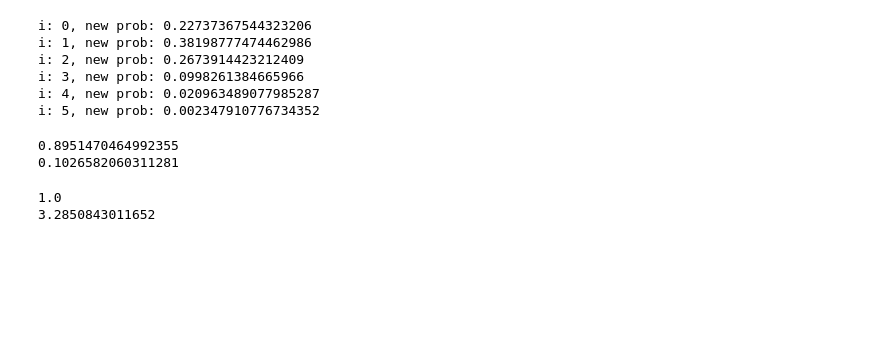
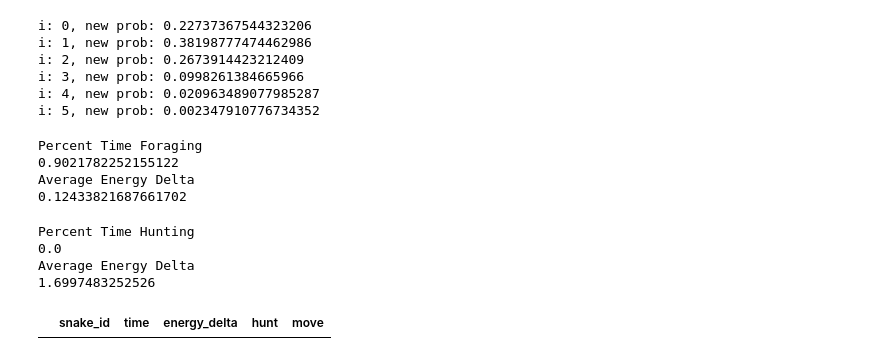
Before and after one commit to michaelremington2/uumarrty, a Jupyter notebook: ecosystem_sim/SimPostDataAnalysis.ipynb, the cells around one changed output. Cells and saved outputs as stored; diff of their text form; code cells hidden in the pictures; blank space fills up the shorter version.

```diff
--- a/ecosystem_sim/SimPostDataAnalysis.ipynb
+++ b/ecosystem_sim/SimPostDataAnalysis.ipynb
@@ -385,21 +385,32 @@ fin.reset_index(inplace=True)
 pct_time_foraged = fin['forage'].sum()/fin['time'].sum()
 print('Percent Time Foraging')
 print(pct_time_foraged)
-print('')
+print('Average Energy Delta')
 print(krat_energy['energy_delta'].mean())
 # %% [output]
-0.8951470464992355
-0.1026582060311281
+Percent Time Foraging
+0.9021782252155122
+Average Energy Delta
+0.12433821687661702
 # %%
-snake_energy=pd.read_csv('snake_energy.csv',header=None)
+snake_energy=pd.read_csv('snake_energy.csv')
 snake_energy.columns = ['snake_id','time','energy_delta','hunt','move']
-forage = pd.DataFrame(snake_energy[["snake_id", "hunt"]].groupby("snake_id").sum())
+hunt = pd.DataFrame(snake_energy[["snake_id", "hunt"]].groupby("snake_id").sum())
 time = pd.DataFrame(snake_energy[["snake_id", "time"]].groupby("snake_id").count())
-fin= forage.join(time, on='snake_id')
+fin= hunt.join(time, on='snake_id')
 fin.reset_index(inplace=True)
-pct_time_hunt = fin['hunt'].sum()/fin['time'].sum()
+pct_time_hunt = float(fin['hunt'].sum())/float(fin['time'].sum())
+print('Percent Time Hunting')
 print(pct_time_hunt)
+print('Average Energy Delta')
 print(snake_energy['energy_delta'].mean())
 # %% [output]
-1.0
-3.2850843011652
+Percent Time Hunting
+0.0
+Average Energy Delta
+1.6997483252526
+# %%
+move=snake_energy['move']==1
+snake_energy[move].head()
+# %% [output]
+|  | snake_id | time | energy_delta | hunt | move |
```
Also changed, not shown: parts of 9 cells of this notebook, 1 other file.
